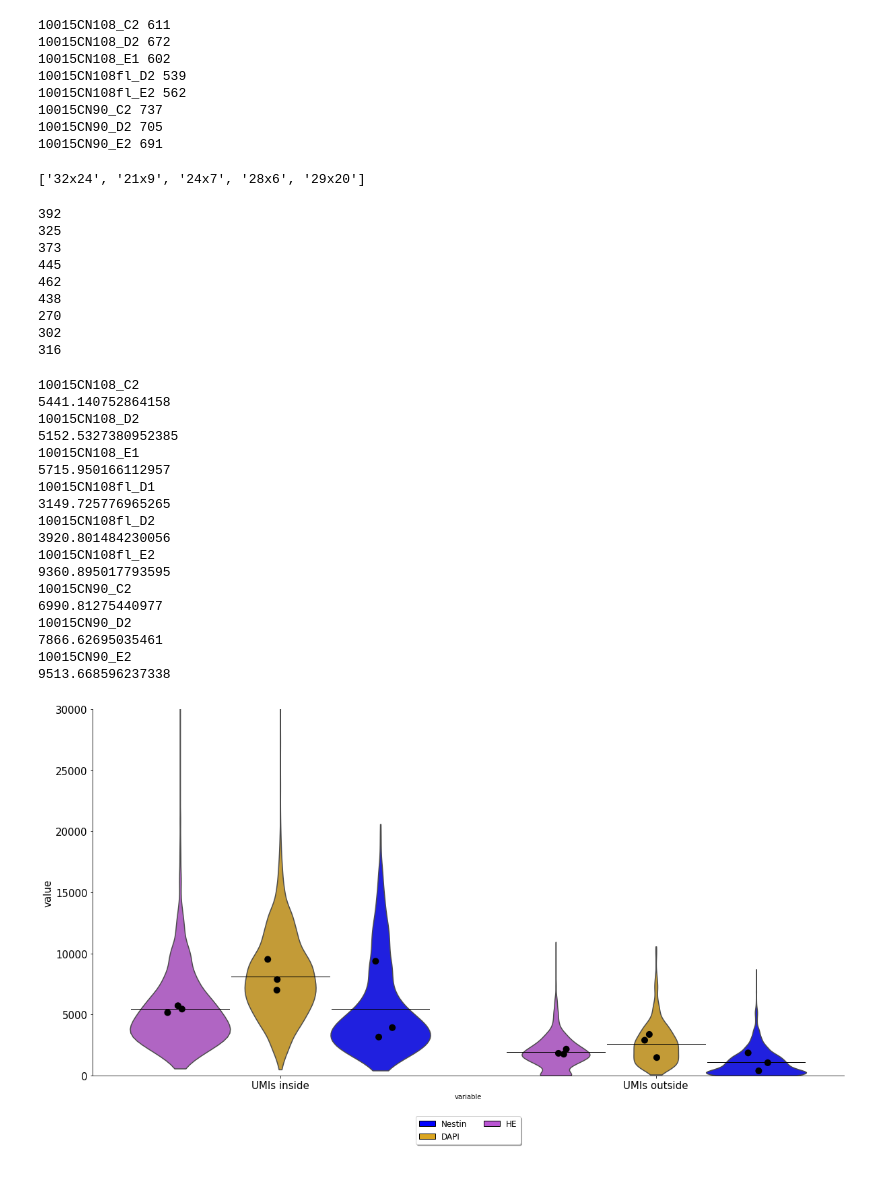
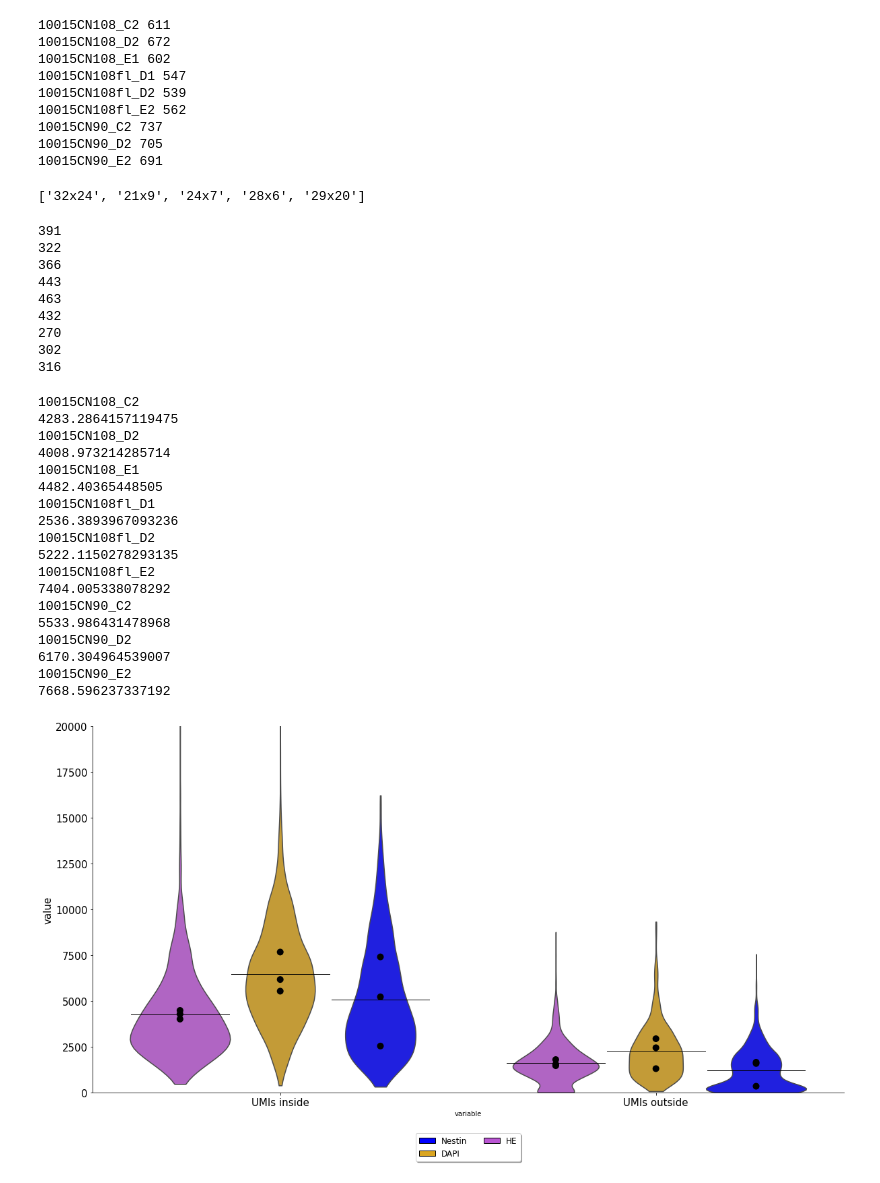
Before and after one commit to klarman-cell-observatory/sm-omics, a Jupyter notebook: smomics_performance/Sm-omics_genes_and_umis_per_spot_stainings_all_spots.ipynb, the cells around one changed output. Cells and saved outputs as stored; diff of their text form; code cells hidden in the pictures.

```diff
--- a/smomics_performance/Sm-omics_genes_and_umis_per_spot_stainings_all_spots.ipynb
+++ b/smomics_performance/Sm-omics_genes_and_umis_per_spot_stainings_all_spots.ipynb
@@ -71,7 +70,7 @@ files_dict = {}
 tmp = list()
 
 filez = ['10015CN108fl_D2_downsamp.tsv',
-         '10015CN108fl_E2_downsamp.tsv',
+         '10015CN108flfl_E2_downsamp.tsv',
          '10015CN108fl_D1_downsamp.tsv',
          '10015CN90_C2_downsamp.tsv',
          '10015CN90_D2_downsamp.tsv',
@@ -93,6 +92,9 @@ for filename in tmp:
 
     file = pd.read_csv(filename, sep = '\t', index_col=0)
 
+    if name == '10015CN108flfl_E2':
+        name = '10015CN108fl_E2'
+
     files_dict[name] = file.T
 # %%
 # I only want to look at spots under tissue so I pick the spots from the *stdata_under_tissue_IDs.txt files
@@ -147,6 +149,7 @@ for filename in tmp:
 10015CN108_C2 611
 10015CN108_D2 672
 10015CN108_E1 602
+10015CN108fl_D1 547
 10015CN108fl_D2 539
 10015CN108fl_E2 562
 10015CN90_C2 737
@@ -196,12 +199,12 @@ for k, v in files_dict.items():
 
     files_underoutside_tissue_dict[k] = [v_under_tissue, v_outside_tissue]
 # %% [output]
-392
-325
-373
-445
-462
-438
+391
+322
+366
+443
+463
+432
 270
 302
 316
@@ -333,23 +336,23 @@ all_df_genes = pd.concat(all_values_genes)
 all_df_genes['Condition'] = all_df_genes.apply(lambda row: condition(row), axis=1)
 # %% [output]
 10015CN108_C2
-5441.140752864158
+4283.2864157119475
 10015CN108_D2
-5152.5327380952385
+4008.973214285714
 10015CN108_E1
-5715.950166112957
+4482.40365448505
 10015CN108fl_D1
-3149.725776965265
+2536.3893967093236
 10015CN108fl_D2
-3920.801484230056
+5222.1150278293135
 10015CN108fl_E2
-9360.895017793595
+7404.005338078292
 10015CN90_C2
-6990.81275440977
+5533.986431478968
 10015CN90_D2
-7866.62695035461
+6170.304964539007
 10015CN90_E2
-9513.668596237338
+7668.596237337192
 # %%
 'Plots violin plots inside vs. outside tissue: Genes'
 fig = plt.figure(figsize=(5, 5))
@@ -359,7 +362,7 @@ y='value'
 hue = 'Condition'
 data=dfplot_umi
 
-ax = sns.stripplot(x=x, y=y, data=data,  hue=hue, dodge=True, hue_order=['HE', 'DAPI', 'Nestin'], order = ['UMIs inside', 'UMIs outside'], palette = [ 'black','black',],size=10)
+ax = sns.stripplot(x=x, y=y, data=data,  jitter = 0, hue=hue, dodge=True, hue_order=['HE', 'DAPI', 'Nestin'], order = ['UMIs inside', 'UMIs outside'], palette = [ 'black','black',],size=10)
 
 # change background color and figure borders
 back_c = 'white'
@@ -374,7 +377,7 @@ ax.spines['left'].set_color('k')
 # X and y label size
 ax.set_xlabel("")
 ax.set_ylabel("UMIs per spot (mean)", fontsize=15)
-ax.set_ylim([0,30000])
+ax.set_ylim([0,20000])
 
 # x and y ticks
 ax.tick_params(axis='y', labelsize=15)
@@ -402,33 +405,33 @@ sns.boxplot(showmeans=True,
             order = ['UMIs inside', 'UMIs outside'],
             showfliers=False,
             showbox=False,
             showcaps=False,
             ax=ax)
 
 sns.violinplot(x=x,
                     y=y,
                     data=all_df_umi,
                     hue=hue,
                     hue_order=['HE', 'DAPI', 'Nestin'],
                     order = ['UMIs inside', 'UMIs outside'],
                     palette = ['mediumorchid', 'goldenrod', 'blue'],
                     cut=0,
                    inner = None)
 
 # Legend
 handles, labels = ax.get_legend_handles_labels()
 labels2 = ['HE', 'DAPI', 'Nestin']
 handles2 = handles[0:3]
 
 inside_patch = mpatches.Patch( facecolor='blue', label=labels2[2], edgecolor='k')
 middle_patch = mpatches.Patch( facecolor='goldenrod', label=labels2[1], edgecolor='k')
 outside_patch = mpatches.Patch( facecolor='mediumorchid', label=labels2[0], edgecolor='k')
 ax.legend(handles = [inside_patch, middle_patch, outside_patch],loc='upper center', bbox_to_anchor=(0.5, -0.1),
           fancybox=True, shadow=True, ncol=2, fontsize=12)
 
 
 fig.set_size_inches(20, 10)
-plt.savefig("../../figures/SM_ST_UMIs_stainings.pdf", transparent=True, bbox_inches = 'tight',
-   pad_inches = 0, dpi=1200)
+# plt.savefig("../../figures/SM_ST_UMIs_stainings.pdf", transparent=True, bbox_inches = 'tight',
+#    pad_inches = 0, dpi=1200)
 # %% [output]
-[figure, old version]
+[figure, new version]
```
Also changed, not shown: parts of 3 cells of this notebook, 10 other files.
